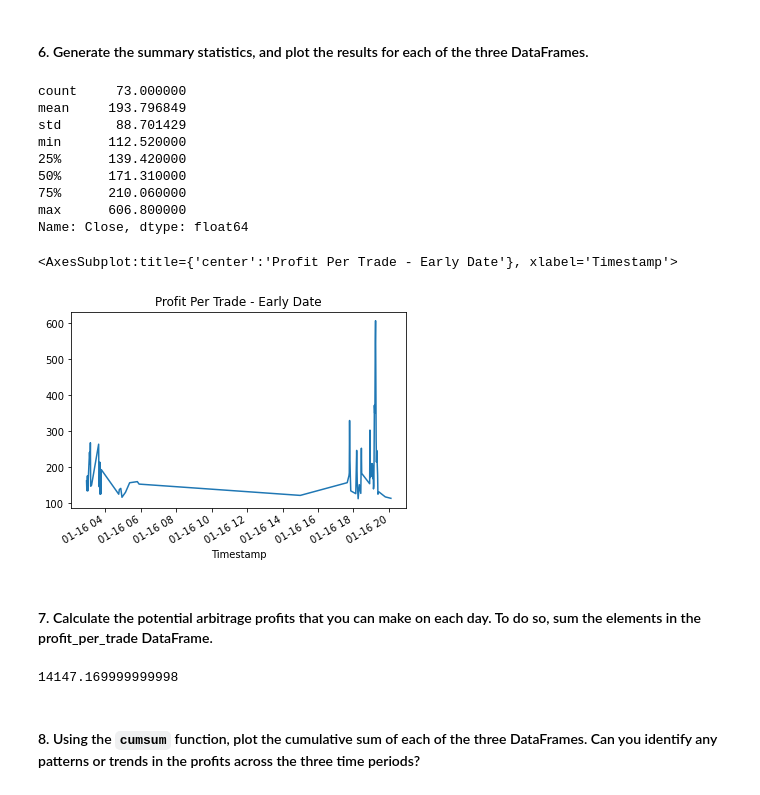
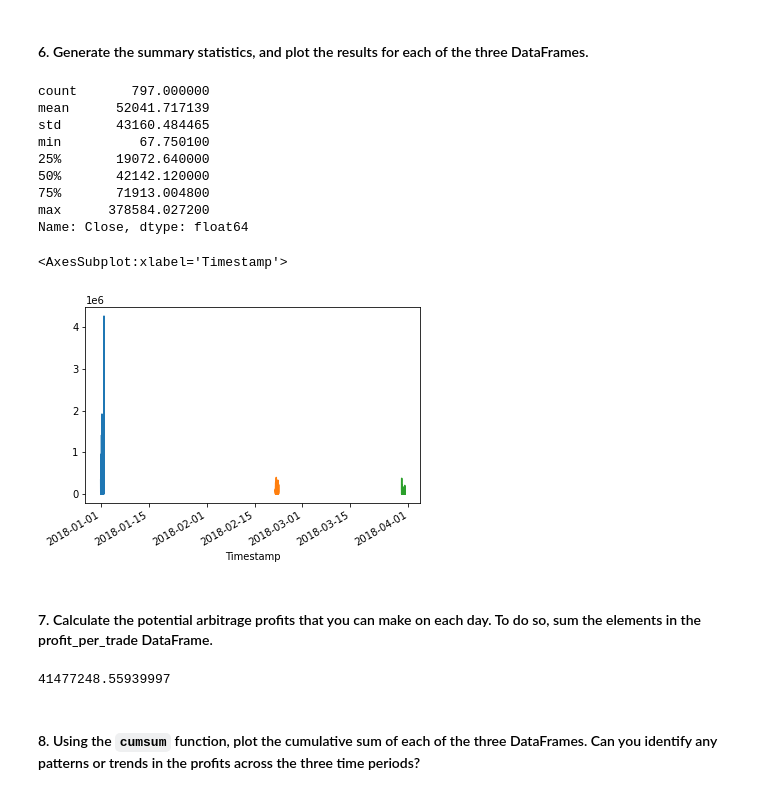
Before and after one commit to sterling-d/Bitcoin-Coinbase-Arbitrage-Opportunities, a Jupyter notebook: Starter_Code_4/crypto_arbitrage.ipynb, the cells around one changed output. Saved outputs shown, nothing was run; the diff lists cells and outputs as text; code cells hidden in the pictures.

```diff
--- a/Starter_Code_4/crypto_arbitrage.ipynb
+++ b/Starter_Code_4/crypto_arbitrage.ipynb
@@ -540,12 +540,19 @@ Name: Close, dtype: float64
 # %%
 # For the date early in the dataset, calculate the potential profit per trade in dollars
 # Multiply the profitable trades by the cost of the Bitcoin that was purchased
-profit_early = # YOUR CODE HERE
+profit_early = profitable_trades_early * coinbase['Close'].loc['2018-01-01']
+profit_middle = profitable_trades_middle * coinbase['Close'].loc['2018-02-21']
+profit_late = profitable_trades_late * coinbase['Close'].loc['2018-03-30']
 
 # Drop any missing values from the profit DataFrame
-profit_per_trade_early = # YOUR CODE HERE
+profit_per_trade_early = profit_early.dropna()
+profit_per_trade_middle = profit_middle.dropna()
+profit_per_trade_late = profit_late.dropna()
 
 # View the early profit DataFrame
-# YOUR CODE HERE
+
+profit_per_trade_early
+profit_per_trade_middle
+profit_per_trade_late
 # %% [output]
 Timestamp
@@ -565,30 +572,43 @@ Name: Close, Length: 73, dtype: float64
 #### 6. Generate the summary statistics, and plot the results for each of the three DataFrames.
 # %%
 # Generate the summary statistics for the early profit per trade DataFrame
-# YOUR CODE HERE
+
+profit_per_trade_early.describe()
+profit_per_trade_middle.describe()
+profit_per_trade_late.describe()
 # %% [output]
-count     73.000000
-mean     193.796849
-std       88.701429
-min      112.520000
-25%      139.420000
-50%      171.310000
-75%      210.060000
-max      606.800000
+count       797.000000
+mean      52041.717139
+std       43160.484465
+min          67.750100
+25%       19072.640000
+50%       42142.120000
+75%       71913.004800
+max      378584.027200
 Name: Close, dtype: float64
 # %%
 # Plot the results for the early profit per trade DataFrame
-# YOUR CODE HERE
+
+profit_per_trade_early.plot()
+profit_per_trade_middle.plot()
+profit_per_trade_late.plot()
 # %% [output]
-<AxesSubplot:title={'center':'Profit Per Trade - Early Date'}, xlabel='Timestamp'>
+<AxesSubplot:xlabel='Timestamp'>
-[figure, old version]
+[figure, new version]
 # %% [markdown]
 #### 7. Calculate the potential arbitrage profits that you can make on each day. To do so, sum the elements in the profit_per_trade DataFrame.
 # %%
 # Calculate the sum of the potential profits for the early profit per trade DataFrame
-# YOUR CODE HERE
+
+profit_sum_early = profit_per_trade_early.sum()
+profit_sum_middle = profit_per_trade_middle.sum()
+profit_sum_late = profit_per_trade_late.sum()
+
+profit_sum_early
+profit_sum_middle
+profit_sum_late
 # %% [output]
-14147.169999999998
+41477248.55939997
 # %% [markdown]
 #### 8. Using the `cumsum` function, plot the cumulative sum of each of the three DataFrames. Can you identify any patterns or trends in the profits across the three time periods?
 # %%
```
Also changed, not shown: parts of 5 cells of this notebook.
